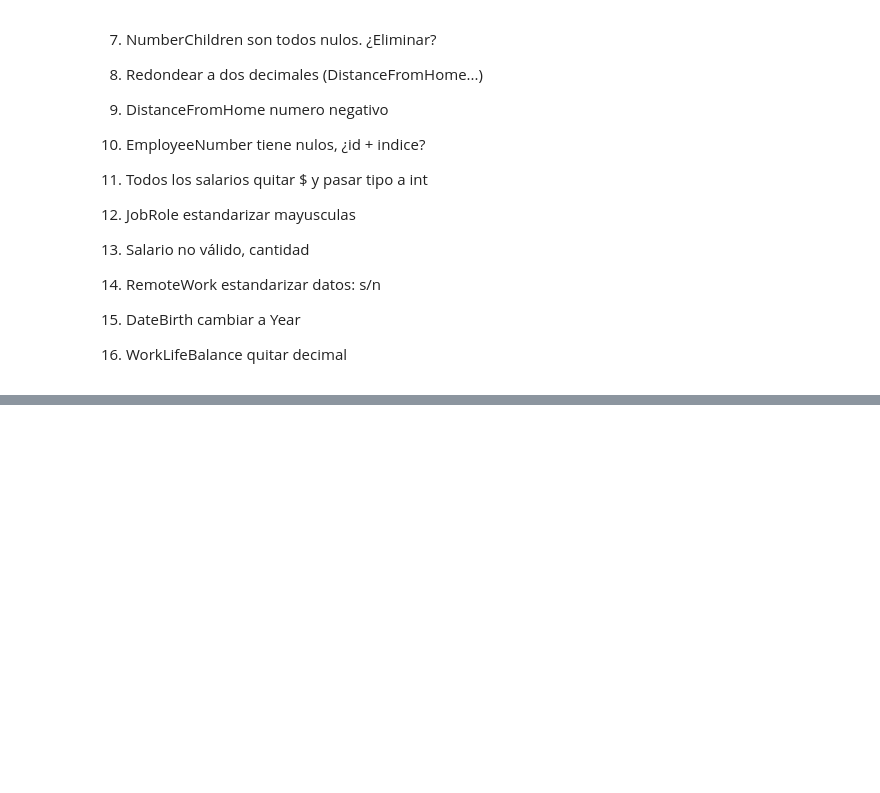
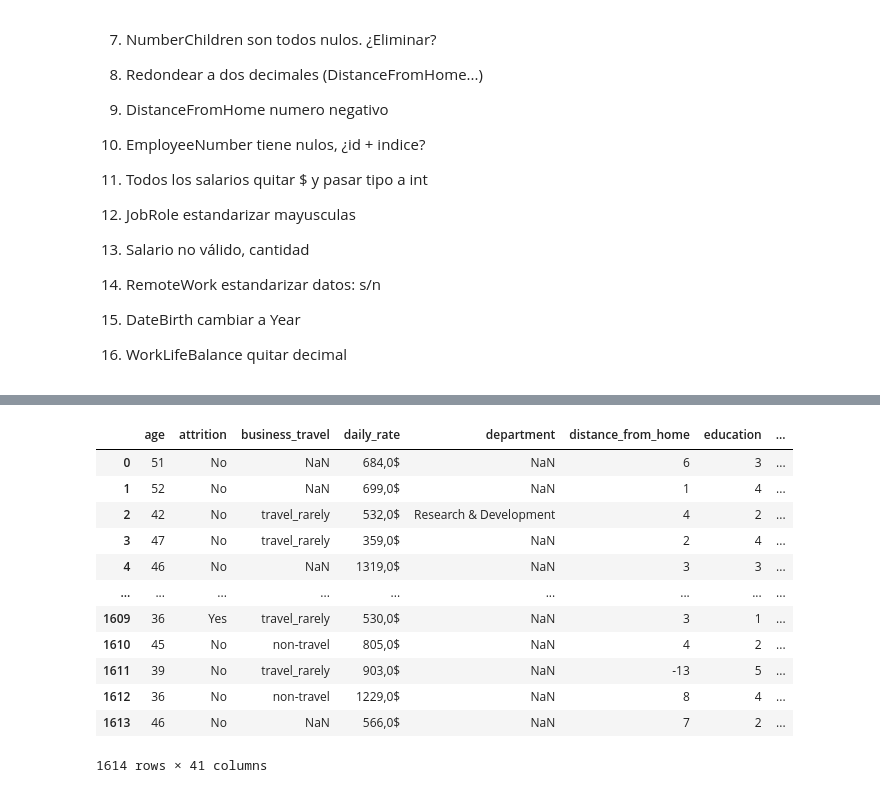
Before and after one commit to Adalab/proyecto-da-promo-Farzana-modulo3-team3-, a Jupyter notebook: Limpieza.ipynb, the cells around one changed output, grey strips where cells are left out. Cells and saved outputs as stored; diff of their text form; code cells hidden in the pictures; blank space fills up the shorter version.

```diff
--- a/Limpieza.ipynb
+++ b/Limpieza.ipynb
@@ -32,6 +49,6 @@ pd.set_option("display.max.columns", None)
 # %%
 # Estandarizamos los nombres de columnas: todo en minúsculas y espacios como _
 # %%
-# Primer paso: las columnas de todo en mayuscula, pasamos a Camel
+# Primer paso: las columnas de todo en mayuscula, pasamos a minúsculas y separamos las palabras#
 
-rh.
+rh.rename(columns={'NUMCOMPANIESWORKED':'num_companies_worked', 'TOTALWORKINGYEARS':'total_working_years', 'WORKLIFEBALANCE':'work_life_balance','YEARSWITHCURRMANAGER':'years_with_curr_manager','NUMBERCHILDREN':'number_children'},inplace = True)
@@ -39,0 +55,33 @@ rh.
+# %%
+# Segundo paso:todo en minuscula, añadir barra baja separadora
+
+# Patrón regex para identificar la transición de minúsculas a mayúsculas
+patron = '(?<=[a-z])(?=[A-Z])'
+
+# Diccionario para almacenar los nuevos nombres de columna
+columnas = {column: re.sub(patron,'_', column) for column in rh.columns}
+
+# Renombrar las columnas usando los nuevos nombres
+rh.rename(columns=columnas, inplace=True)
+
+# Convertir los nombres de las columnas a minúsculas
+rh.columns = [columna.lower() for columna in rh.columns]
+
+#cambiamos manualmente el nombre de una columna
+rh.rename(columns = {'employeenumber': 'employee_number', 'employeecount' : 'employee_count'}, inplace = True )
+
+rh
+# %% [output]
+|  | age | attrition | business_travel | daily_rate | department | distance_from_home | education | ... |
+| 0 | 51 | No | NaN | 684,0$ | NaN | 6 | 3 | ... |
+| 1 | 52 | No | NaN | 699,0$ | NaN | 1 | 4 | ... |
+| 2 | 42 | No | travel_rarely | 532,0$ | Research & Development | 4 | 2 | ... |
+| 3 | 47 | No | travel_rarely | 359,0$ | NaN | 2 | 4 | ... |
+| 4 | 46 | No | NaN | 1319,0$ | NaN | 3 | 3 | ... |
+| ... | ... | ... | ... | ... | ... | ... | ... | ... |
+| 1609 | 36 | Yes | travel_rarely | 530,0$ | NaN | 3 | 1 | ... |
+| 1610 | 45 | No | non-travel | 805,0$ | NaN | 4 | 2 | ... |
+| 1611 | 39 | No | travel_rarely | 903,0$ | NaN | -13 | 5 | ... |
+| 1612 | 36 | No | non-travel | 1229,0$ | NaN | 8 | 4 | ... |
+| 1613 | 46 | No | NaN | 566,0$ | NaN | 7 | 2 | ... |
+1614 rows × 41 columns
```
Also changed, not shown: parts of 3 cells of this notebook.
